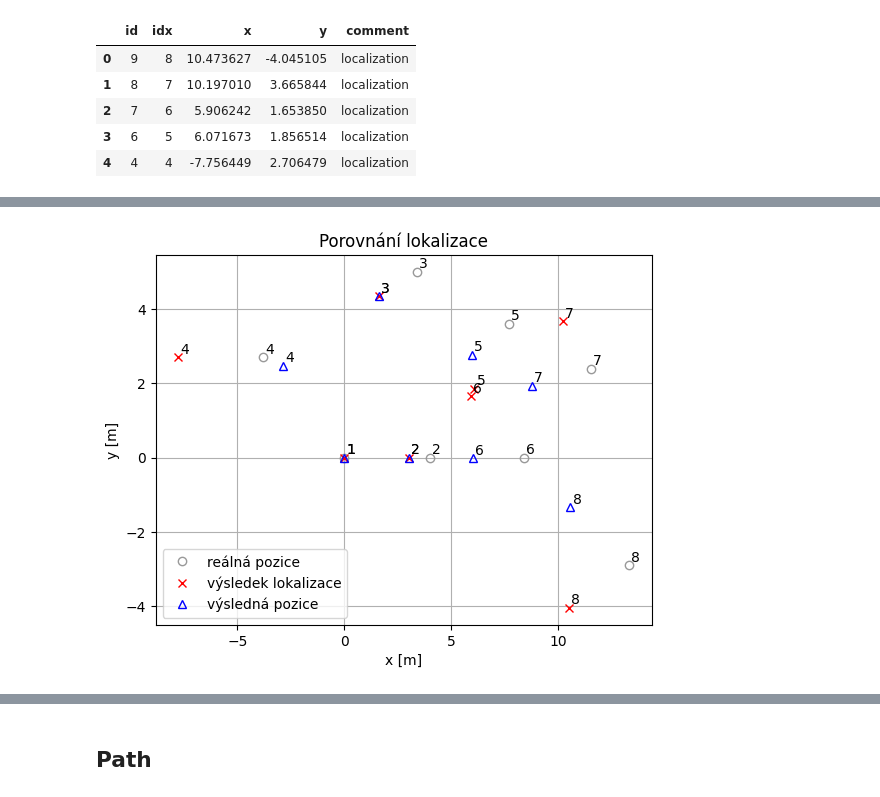
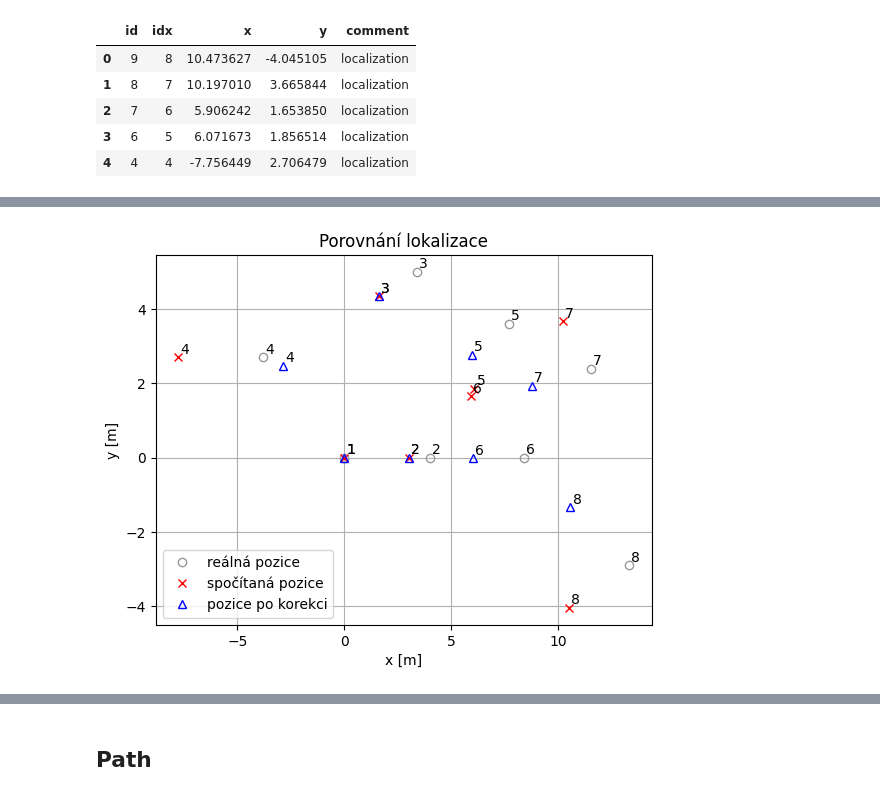
Before and after one commit to danielkurek/imf, a Jupyter notebook: result/plot-locations.ipynb, the cells around one changed output, grey strips where cells are left out. Cells and saved outputs as stored; diff of their text form; code cells hidden in the pictures.

```diff
--- a/result/plot-locations.ipynb
+++ b/result/plot-locations.ipynb
@@ -23,3 +26,7 @@ data.head()
 | 2 | 7 | 6 | 5.906242 | 1.653850 | localization |
 | 3 | 6 | 5 | 6.071673 | 1.856514 | localization |
 | 4 | 4 | 4 | -7.756449 | 2.706479 | localization |
+# %%
+colors = pd.read_csv("logs/colors.csv")
+data = pd.merge(data, colors, on="id", how="outer")
+data.head()
@@ -30,19 +44,19 @@ real = data[data["comment"] == "real"]
 # %%
 fig, ax = plt.subplots()
 ax.plot(real["x"], real["y"],"o", fillstyle="none", color="0.6", label="reálná pozice")
-ax.plot(localization["x"], localization["y"],"xr", label="výsledek lokalizace")
-ax.plot(final["x"], final["y"],"^b", fillstyle="none", label="výsledná pozice")
+ax.plot(localization["x"], localization["y"],"xr", label="spočítaná pozice")
+ax.plot(final["x"], final["y"],"^b", fillstyle="none", label="pozice po korekci")
 for i in range(data.shape[0]):
     ax.annotate(data.iloc[i]["idx"], (data.iloc[i]["x"] + 0.1,data.iloc[i]["y"] + 0.1))
 ax.legend()
 ax.set_xlabel('x [m]')
 ax.set_ylabel('y [m]')
 ax.set_title('Porovnání lokalizace')
 ax.grid()
 plt.show()
 fig.savefig(f"{output_dir}finding-color-locations.png", dpi=300)
 # %% [output]
-[figure, old version]
+[figure, new version]
 # %%
 def draw_multilateration(data, alt_data, colors=["black","red","green","blue","orange","yellow","deepskyblue","pink"]):
     color_idx = 0
```
Also changed, not shown: parts of 23 cells of this notebook, 2 other files.
